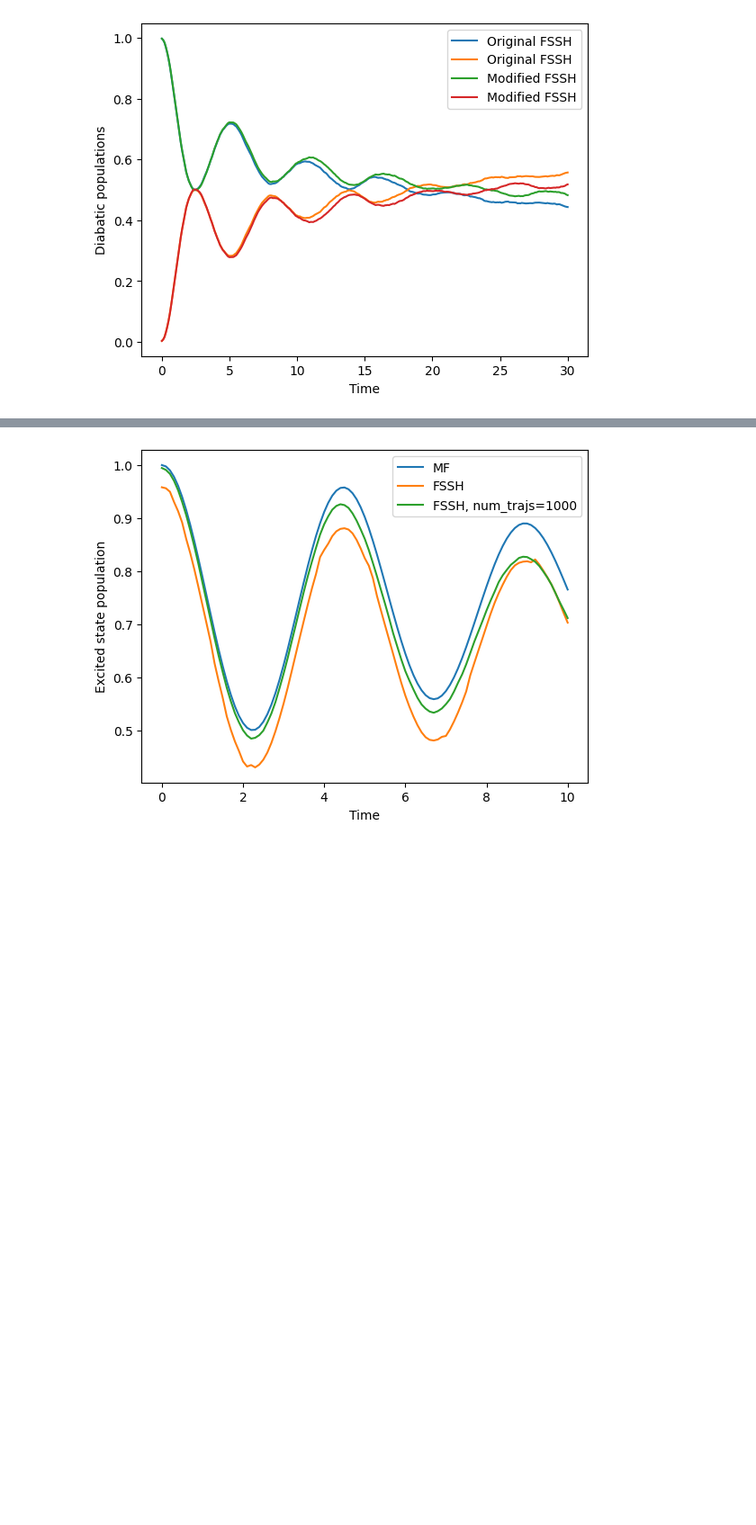
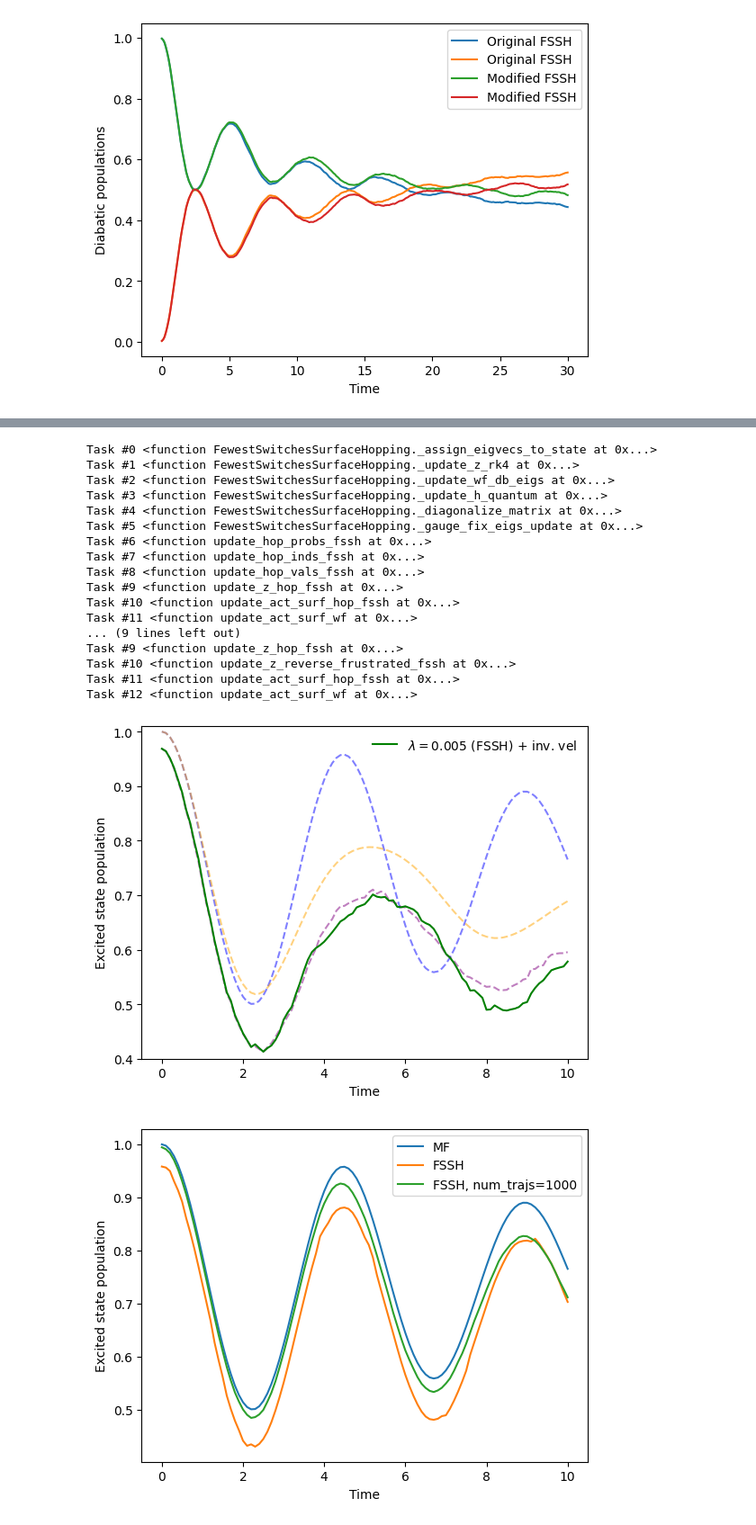
Before and after one commit to tempelaar-team/qclab-dev, a Jupyter notebook: examples/docs_example.ipynb, the cells around one changed output, grey strips where cells are left out. Shown at 90% size. Cells and saved outputs as stored; diff of their text form; code cells hidden in the pictures; blank space fills up the shorter version.

```diff
--- a/examples/docs_example.ipynb
+++ b/examples/docs_example.ipynb
@@ -979,3 +1006,62 @@ plt.show()
+# %%
+
+def update_z_reverse_frustrated_fssh(algorithm, sim, parameters, state, **kwargs):
+        """
+        Reverse the velocities of frustrated trajectories in the FSSH algorithm.
+        """
+        # get the indices of trajectories that were frustrated
+        # (i.e., did not successfully hop but were eligible to hop)
+        frustrated_indices = state.hop_ind[~state.hop_successful]
+        # reverse the velocities for these indices, in the complex calssical coordinate
+        # formalism, this means conjugating the z coordiante.
+        state.z[frustrated_indices] = state.z[frustrated_indices].conj()
+        return parameters, state
+
+
+# Print the update recipe to see where to insert our task
+for ind, task in enumerate(sim.algorithm.update_recipe):
+    print(f"Task #{ind}", task)
+
+# Insert the new task into the update recipe
+sim.algorithm.update_recipe.insert(
+    10,
+    update_z_reverse_frustrated_fssh
+)
+for ind, task in enumerate(sim.algorithm.update_recipe):
+    print(f"Task #{ind}", task)
+
+#data_fssh_reverse = serial_driver(sim)
+
+plt.plot(data_1.data_dict["t"], np.real(data_1.data_dict["dm_db"][:,0,0]), color='orange', linestyle='dashed',alpha=.5,zorder=3)#, label=r'$\lambda = 0.005$')
+plt.plot(data.data_dict["t"], np.real(data.data_dict["dm_db"][:,0,0]), color='blue', linestyle='dashed',alpha=.5,zorder=2)
+plt.plot(data_fssh.data_dict["t"], np.real(data_fssh.data_dict["dm_db"][:,0,0]), color='purple',linestyle='dashed',alpha=.5,zorder=4)#,label=r'$\lambda = 0.005$' + ' (FSSH)')
+plt.plot(data_fssh_reverse.data_dict["t"], np.real(data_fssh_reverse.data_dict["dm_db"][:,0,0]), color='green',label=r'$\lambda = 0.005$' + ' (FSSH) + inv. vel',zorder=5)
+plt.xlabel('Time')
+plt.ylabel('Excited state population')
+plt.ylim([0.4,1.01])
+#plt.savefig('fssh_lreorg.png')
+plt.legend(frameon=False)
+plt.savefig('fssh_lreorg_inv_vel.png')
+plt.show()
+# %% [output]
+Task #0 <function FewestSwitchesSurfaceHopping._assign_eigvecs_to_state at 0x...>
+Task #1 <function FewestSwitchesSurfaceHopping._update_z_rk4 at 0x...>
+Task #2 <function FewestSwitchesSurfaceHopping._update_wf_db_eigs at 0x...>
+Task #3 <function FewestSwitchesSurfaceHopping._update_h_quantum at 0x...>
+Task #4 <function FewestSwitchesSurfaceHopping._diagonalize_matrix at 0x...>
+Task #5 <function FewestSwitchesSurfaceHopping._gauge_fix_eigs_update at 0x...>
+Task #6 <function update_hop_probs_fssh at 0x...>
+Task #7 <function update_hop_inds_fssh at 0x...>
+Task #8 <function update_hop_vals_fssh at 0x...>
+Task #9 <function update_z_hop_fssh at 0x...>
+Task #10 <function update_act_surf_hop_fssh at 0x...>
+Task #11 <function update_act_surf_wf at 0x...>
+... (9 lines left out)
+Task #9 <function update_z_hop_fssh at 0x...>
+Task #10 <function update_z_reverse_frustrated_fssh at 0x...>
+Task #11 <function update_act_surf_hop_fssh at 0x...>
+Task #12 <function update_act_surf_wf at 0x...>
+[figure, added]
 # %%
 sim.settings.num_trajs = 1000
 # you can also change the batch size if you want to run more trajectories in each batch.
```
Also changed, not shown: parts of 11 cells of this notebook, 36 other files.
